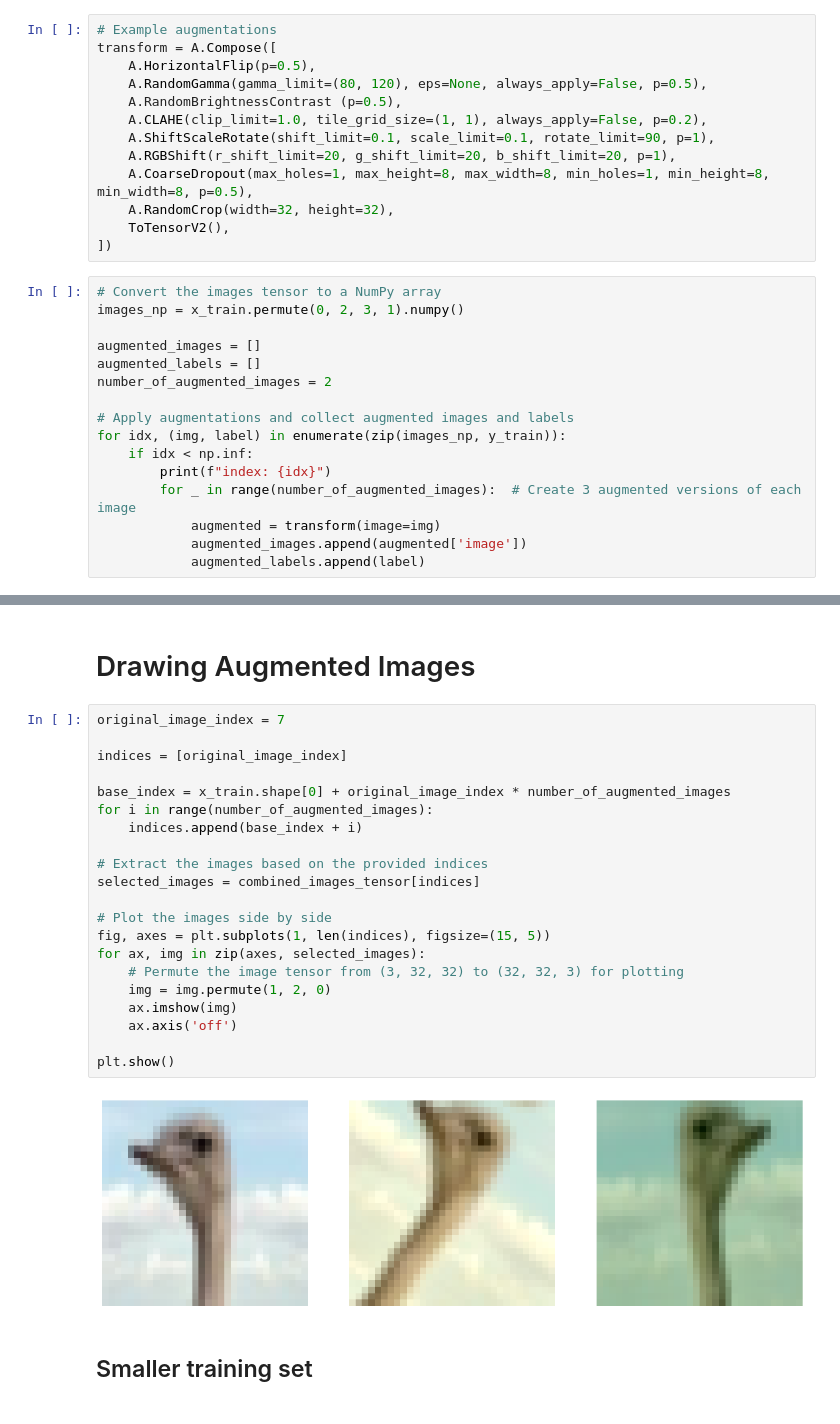
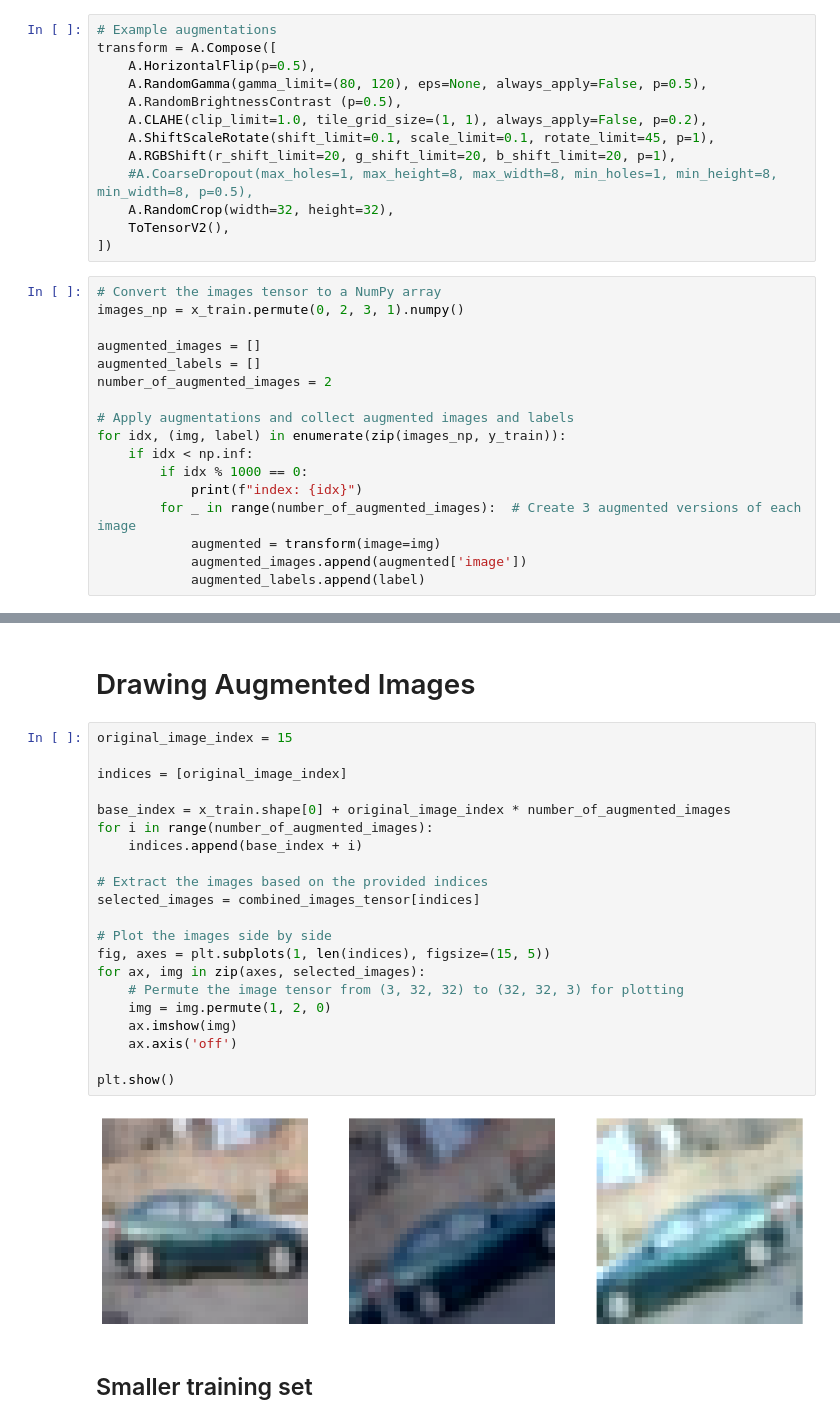
Before and after one commit to rcn255/ml-ex3, a Jupyter notebook: janick/cnn.ipynb, the cells around one changed output, grey strips where cells are left out. Cells and saved outputs as stored; diff of their text form.

```diff
--- a/janick/cnn.ipynb
+++ b/janick/cnn.ipynb
@@ -104,9 +105,9 @@ transform = A.Compose([
     A.RandomGamma(gamma_limit=(80, 120), eps=None, always_apply=False, p=0.5),
     A.RandomBrightnessContrast (p=0.5),
     A.CLAHE(clip_limit=1.0, tile_grid_size=(1, 1), always_apply=False, p=0.2),
-    A.ShiftScaleRotate(shift_limit=0.1, scale_limit=0.1, rotate_limit=90, p=1),
+    A.ShiftScaleRotate(shift_limit=0.1, scale_limit=0.1, rotate_limit=45, p=1),
     A.RGBShift(r_shift_limit=20, g_shift_limit=20, b_shift_limit=20, p=1),
-    A.CoarseDropout(max_holes=1, max_height=8, max_width=8, min_holes=1, min_height=8, min_width=8, p=0.5),
+    #A.CoarseDropout(max_holes=1, max_height=8, max_width=8, min_holes=1, min_height=8, min_width=8, p=0.5),
     A.RandomCrop(width=32, height=32),
     ToTensorV2(),
 ])
@@ -121,7 +122,8 @@ number_of_augmented_images = 2
 # Apply augmentations and collect augmented images and labels
 for idx, (img, label) in enumerate(zip(images_np, y_train)):
     if idx < np.inf:
-        print(f"index: {idx}")
+        if idx % 1000 == 0:
+            print(f"index: {idx}")
         for _ in range(number_of_augmented_images):  # Create 3 augmented versions of each image
             augmented = transform(image=img)
             augmented_images.append(augmented['image'])
@@ -153,28 +162,28 @@ torch.Size([45020, 3, 32, 32])
 # %% [markdown]
 # Drawing Augmented Images
 # %%
-original_image_index = 7
+original_image_index = 15
 
 indices = [original_image_index]
 
 base_index = x_train.shape[0] + original_image_index * number_of_augmented_images
 for i in range(number_of_augmented_images):
     indices.append(base_index + i)
 
 # Extract the images based on the provided indices
 selected_images = combined_images_tensor[indices]
 
 # Plot the images side by side
 fig, axes = plt.subplots(1, len(indices), figsize=(15, 5))
 for ax, img in zip(axes, selected_images):
     # Permute the image tensor from (3, 32, 32) to (32, 32, 3) for plotting
     img = img.permute(1, 2, 0)
     ax.imshow(img)
     ax.axis('off')
 
 plt.show()
 # %% [output]
-[figure, old version]
+[figure, new version]
 # %% [markdown]
 ## Smaller training set
 # %%
```
Also changed, not shown: parts of 28 cells of this notebook, 1 other file.
